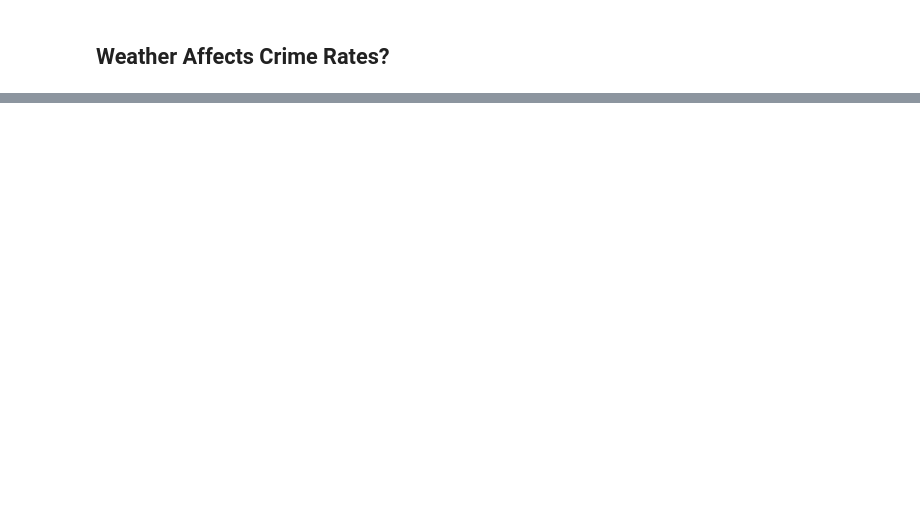
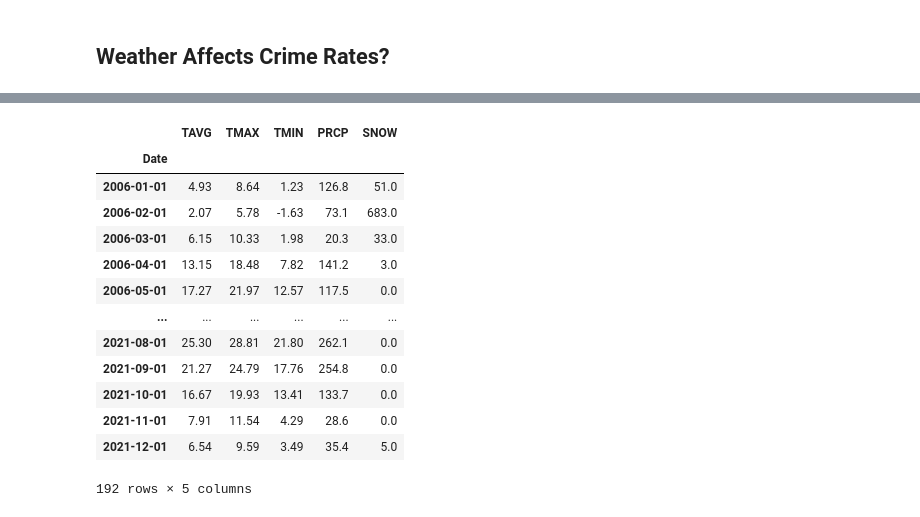
Before and after one commit to AoWangPhilly/red-handed, a Jupyter notebook: notebooks/EDA for Weather Data.ipynb, the cells around one changed output, grey strips where cells are left out. Saved outputs shown, nothing was run; the diff lists cells and outputs as text; code cells hidden in the pictures; blank space fills up the shorter version.

```diff
--- a/notebooks/EDA for Weather Data.ipynb
+++ b/notebooks/EDA for Weather Data.ipynb
@@ -213,0 +283,17 @@ Here we see seasionality that it's hotter in the summer months (June, July, Augu
+# %%
+df.rename(columns={"DATE": "Date"}).set_index("Date")
+# %% [output]
+|  | TAVG | TMAX | TMIN | PRCP | SNOW |
+| Date |  |  |  |  |  |
+| 2006-01-01 | 4.93 | 8.64 | 1.23 | 126.8 | 51.0 |
+| 2006-02-01 | 2.07 | 5.78 | -1.63 | 73.1 | 683.0 |
+| 2006-03-01 | 6.15 | 10.33 | 1.98 | 20.3 | 33.0 |
+| 2006-04-01 | 13.15 | 18.48 | 7.82 | 141.2 | 3.0 |
+| 2006-05-01 | 17.27 | 21.97 | 12.57 | 117.5 | 0.0 |
+| ... | ... | ... | ... | ... | ... |
+| 2021-08-01 | 25.30 | 28.81 | 21.80 | 262.1 | 0.0 |
+| 2021-09-01 | 21.27 | 24.79 | 17.76 | 254.8 | 0.0 |
+| 2021-10-01 | 16.67 | 19.93 | 13.41 | 133.7 | 0.0 |
+| 2021-11-01 | 7.91 | 11.54 | 4.29 | 28.6 | 0.0 |
+| 2021-12-01 | 6.54 | 9.59 | 3.49 | 35.4 | 5.0 |
+192 rows × 5 columns
```
Also changed, not shown: parts of 34 cells of this notebook.
